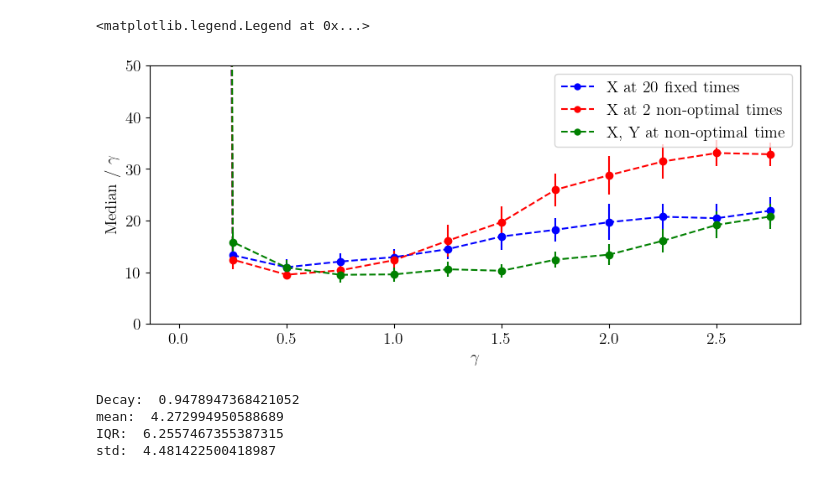
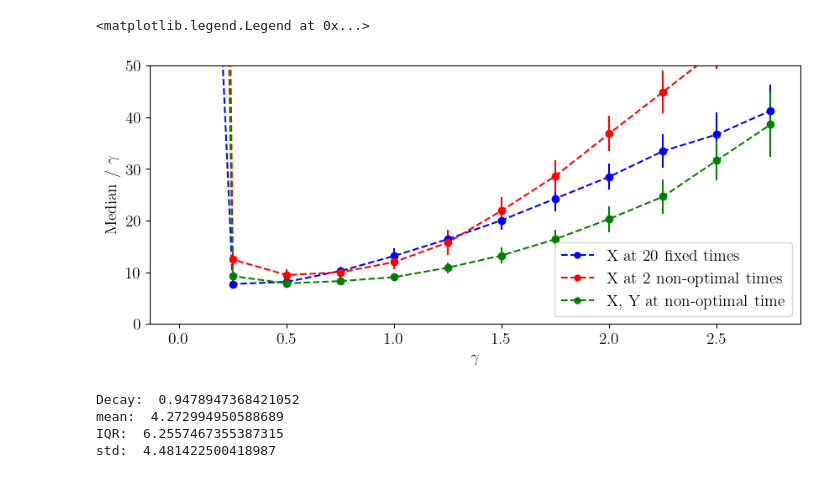
Before and after one commit to Davidkatom/Crosstalk, a Jupyter notebook: Comparisons/error_vs_decay.ipynb, the cells around one changed output. Saved outputs shown, nothing was run; the diff lists cells and outputs as text; code cells hidden in the pictures.

```diff
--- a/Comparisons/error_vs_decay.ipynb
+++ b/Comparisons/error_vs_decay.ipynb
@@ -41,7 +41,7 @@ for rep in range(repetitions):
 
         batch_x_det_uni,batch_y_det_uni, batch_x_cross_uni, batch_y_cross_uni = Ramsey_ExperimentV3.ramsey_local(n, shots, uni_delay, [decay], W, J)
 
-        batch_x_det_uni_G,batch_y_det_uni_G, batch_x_cross_uni_G, batch_y_cross_uni_G = Ramsey_ExperimentV3.ramsey_local_gausian(n, shots,0.7*delay[0],delay[0], uni_delay, [decay], W, J)
+        # batch_x_det_uni_G,batch_y_det_uni_G, batch_x_cross_uni_G, batch_y_cross_uni_G = Ramsey_ExperimentV3.ramsey_local_gausian(n, shots,0.7*delay[0],delay[0], uni_delay, [decay], W, J)
 
         Decay_local, W_local, J_local = estimator.one_by_one_fit(batch_x_det, batch_y_det, batch_x_cross,
                                                                  batch_y_cross)
@@ -49,17 +49,17 @@ for rep in range(repetitions):
 
         # Decay_uni, W_uni, J_uni = estimator.one_by_one_X(batch_uni_det, batch_uni_cross)
         Decay_uni, W_uni, J_uni = estimator.one_by_one_fit(batch_x_det_uni,batch_y_det_uni, batch_x_cross_uni, batch_y_cross_uni)
-        Decay_uni_G, W_uni_G, J_uni_G = estimator.one_by_one_fit(batch_x_det_uni_G,batch_y_det_uni_G, batch_x_cross_uni_G, batch_y_cross_uni_G)
+        # Decay_uni_G, W_uni_G, J_uni_G = estimator.one_by_one_fit(batch_x_det_uni_G,batch_y_det_uni_G, batch_x_cross_uni_G, batch_y_cross_uni_G)
 
 
-        rep_error_fisher.append(estimator.percent_error(np.concatenate([W, J_list]),
-                                                        np.concatenate([W_fisher, J_fisher])))
-        rep_error_local.append(estimator.percent_error(np.concatenate([W, J_list]),
-                                                       np.concatenate([W_local, J_local])))
-        rep_error_uniform.append(estimator.percent_error(np.concatenate([W, J_list]),
-                                                         np.concatenate([W_uni, J_uni])))
-        rep_error_uniform_G.append(estimator.percent_error(np.concatenate([W, J_list]),
-                                                         np.concatenate([W_uni_G, J_uni_G])))
+        rep_error_fisher.append(estimator.percent_error(np.concatenate([W, [decay], J_list]),
+                                                        np.concatenate([W_fisher,Decay_fisher, J_fisher])))
+        rep_error_local.append(estimator.percent_error(np.concatenate([W,[decay], J_list]),
+                                                       np.concatenate([W_local,Decay_local, J_local])))
+        rep_error_uniform.append(estimator.percent_error(np.concatenate([W,[decay], J_list]),
+                                                         np.concatenate([W_uni,Decay_uni, J_uni])))
+        # rep_error_uniform_G.append(estimator.percent_error(np.concatenate([W,[decay], J_list]),
+        #                                                  np.concatenate([W_uni_G, J_uni_G])))
     errors_fisher.append(rep_error_fisher)
     errors_local.append(rep_error_local)
     uniform_local.append(rep_error_uniform)
@@ -82,41 +82,41 @@ plt.figure(figsize=(10, 4))  # Adjust the figure size to make the plot longer
 plt.rcParams['text.usetex'] = True
 font = {'family': 'normal',
         'weight': 'bold',
         'size': 14}
 
 plt.rc('font', **font)
-plt.plot(Decay, 100 * np.array(errors_uniform_median/Decay ), linestyle='--', marker='o', color='blue', markersize=5,
+plt.plot(Decay, 100 * np.array(errors_uniform_median), linestyle='--', marker='o', color='blue', markersize=5,
          label='X at 20 fixed times')
-plt.plot(Decay, 100 * np.array(errors_fisher_median/Decay ), linestyle='--', marker='o', color='red', markersize=5,
+plt.plot(Decay, 100 * np.array(errors_fisher_median), linestyle='--', marker='o', color='red', markersize=5,
          label='X at 2 non-optimal times')
-plt.plot(Decay, 100 * np.array(errors_local_median/Decay ), linestyle='--', marker='o', color='green', markersize=5,
+plt.plot(Decay, 100 * np.array(errors_local_median), linestyle='--', marker='o', color='green', markersize=5,
          label='X, Y at non-optimal time')
 
-plt.errorbar(Decay, 100 * np.array(errors_uniform_median/Decay ), yerr=100 * np.array(errors_uniform_std/Decay ),
+plt.errorbar(Decay, 100 * np.array(errors_uniform_median ), yerr=100 * np.array(errors_uniform_std),
              fmt='o', color='blue')
-plt.errorbar(Decay, 100 * np.array(errors_fisher_median/Decay ), yerr=100 * np.array(errors_fisher_std/Decay ),
+plt.errorbar(Decay, 100 * np.array(errors_fisher_median), yerr=100 * np.array(errors_fisher_std ),
              fmt='o', color='red')
-plt.errorbar(Decay, 100 * np.array(errors_local_median/Decay ), yerr=100 * np.array(errors_local_std/Decay ), fmt='o',
+plt.errorbar(Decay, 100 * np.array(errors_local_median), yerr=100 * np.array(errors_local_std ), fmt='o',
              color='green')
 # plt.errorbar(Decay, 100 * np.array(errors_uniform_median_G/Decay ), yerr=100 * np.array(errors_uniform_std_G/Decay ), fmt='o',
 #              color='magenta')
 # Scatter points for 75th percentiles
 
 
 
 # plt.title(f'Shots={Decay} ')
 plt.xlabel('$\gamma$')
 plt.ylabel('Median / $\gamma$')
 plt.grid()
 # plt.yscale('log')
 # plt.xscale('log')
 # plt.xlim([0, 2])
-plt.ylim([0, 50])
+plt.ylim([0,50])
 plt.grid()
 plt.legend()
 # %% [output]
 <matplotlib.legend.Legend at 0x...>
-[figure, old version]
+[figure, new version]
 # %%
 index = 9
 print("Decay: ",Decay[index])
```
Also changed, not shown: parts of 1 cell of this notebook, 4 other files.
